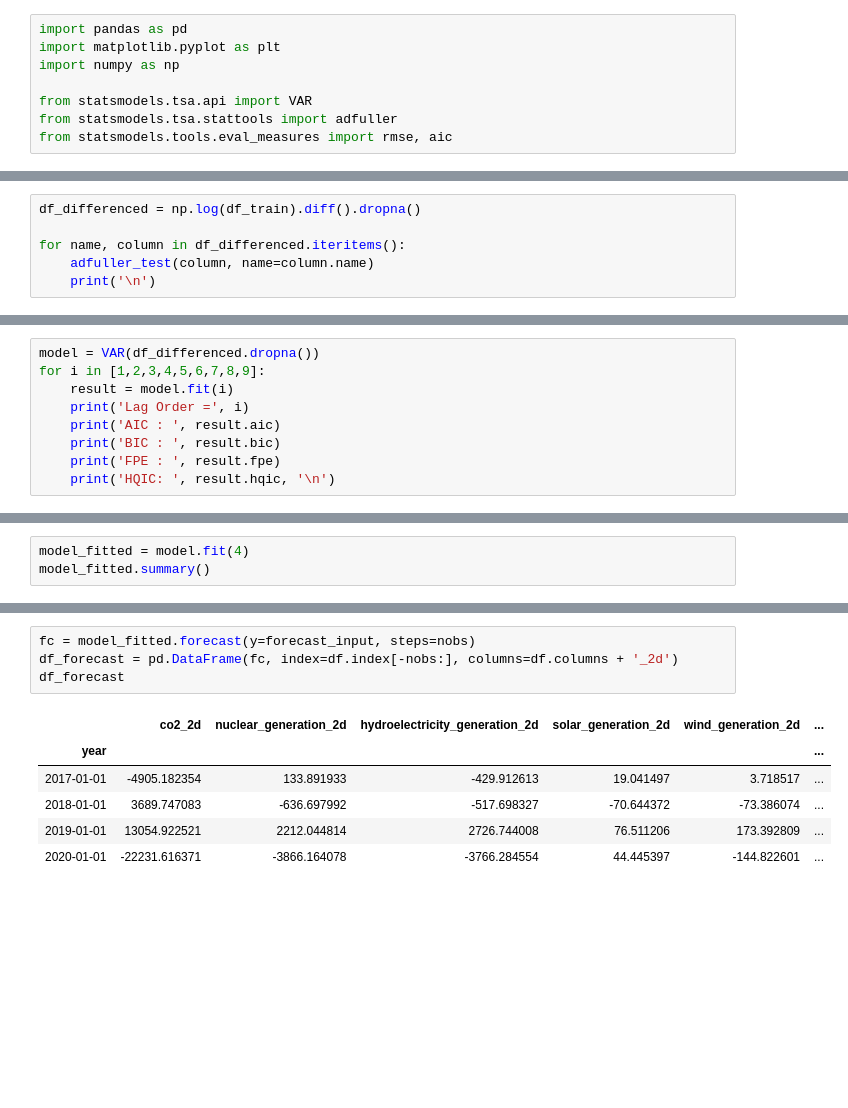
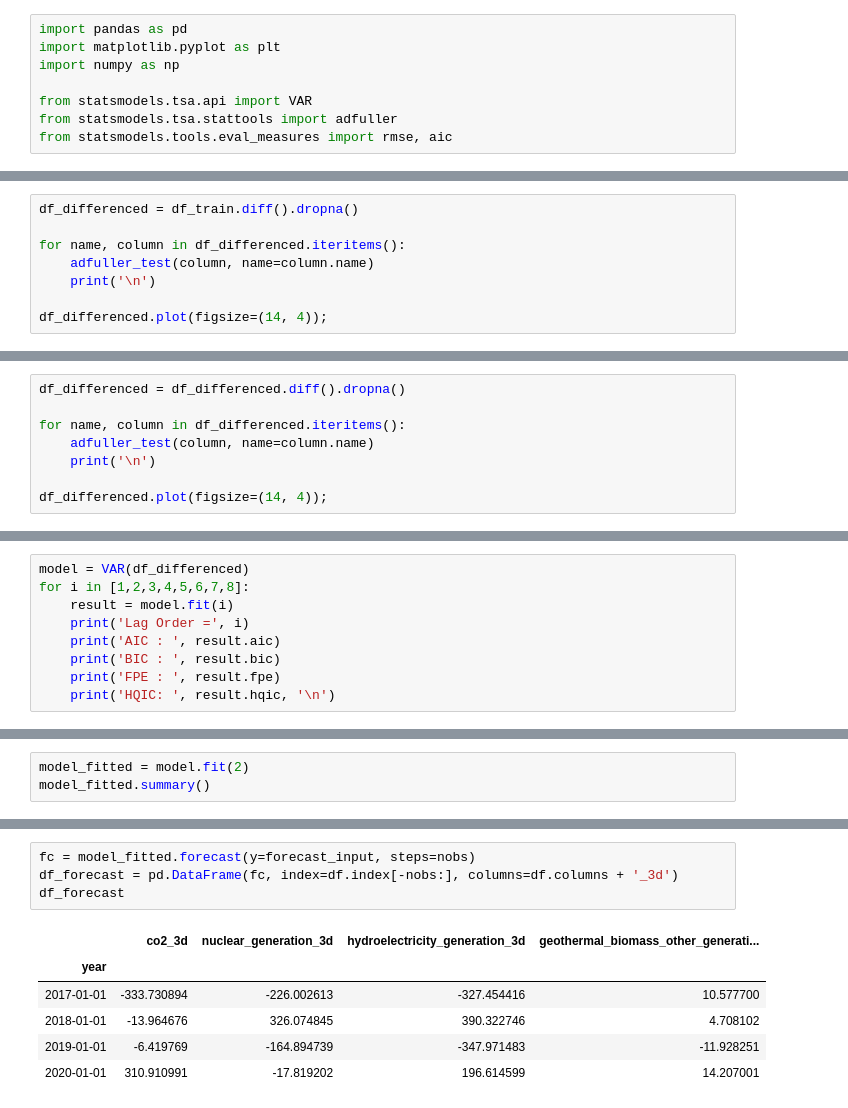
Before and after one commit to tislam35/Climate_Change_Solutions, a Jupyter notebook: renewables.ipynb, the cells around one changed output, grey strips where cells are left out. Saved outputs shown, nothing was run; the diff lists cells and outputs as text; blank space fills up the shorter version.

```diff
--- a/renewables.ipynb
+++ b/renewables.ipynb
@@ -156,11 +156,13 @@ for name, column in df_train.iteritems():
  => P-Value = 1.0. Weak evidence to reject the Null Hypothesis.
  => Series is Non-Stationary.
 # %%
-df_differenced = np.log(df_train).diff().dropna()
+df_differenced = df_train.diff().dropna()
 
 for name, column in df_differenced.iteritems():
     adfuller_test(column, name=column.name)
     print('\n')
+
+df_differenced.plot(figsize=(14, 4));
 # %% [output]
     Augmented Dickey-Fuller Test on "co2"
     -----------------------------------------------
@@ -206,0 +212,8 @@ for name, column in df_differenced.iteritems():
+# %%
+df_differenced = df_differenced.diff().dropna()
+
+for name, column in df_differenced.iteritems():
+    adfuller_test(column, name=column.name)
+    print('\n')
+
+df_differenced.plot(figsize=(14, 4));
@@ -213,6 +255,6 @@ for name, column in df_differenced.iteritems():
 # %%
-model = VAR(df_differenced.dropna())
-for i in [1,2,3,4,5,6,7,8,9]:
+model = VAR(df_differenced)
+for i in [1,2,3,4,5,6,7,8]:
     result = model.fit(i)
     print('Lag Order =', i)
     print('AIC : ', result.aic)
@@ -241,5 +297,5 @@ ValueError: array must not contain infs or NaNs
 # %%
-model_fitted = model.fit(4)
+model_fitted = model.fit(2)
 model_fitted.summary()
 # %% [output]
   Summary of Regression Results
@@ -289,12 +341,12 @@ array([[ 785.3   ,  267.7   ,  -86.    ,   -2.6661,   18.4   ,  -10.7   ],
 # %%
 fc = model_fitted.forecast(y=forecast_input, steps=nobs)
-df_forecast = pd.DataFrame(fc, index=df.index[-nobs:], columns=df.columns + '_2d')
+df_forecast = pd.DataFrame(fc, index=df.index[-nobs:], columns=df.columns + '_3d')
 df_forecast
 # %% [output]
-|  | co2_2d | nuclear_generation_2d | hydroelectricity_generation_2d | solar_generation_2d | wind_generation_2d | ... |
-| year |  |  |  |  |  | ... |
-| 2017-01-01 | -4905.182354 | 133.891933 | -429.912613 | 19.041497 | 3.718517 | ... |
-| 2018-01-01 | 3689.747083 | -636.697992 | -517.698327 | -70.644372 | -73.386074 | ... |
-| 2019-01-01 | 13054.922521 | 2212.044814 | 2726.744008 | 76.511206 | 173.392809 | ... |
-| 2020-01-01 | -22231.616371 | -3866.164078 | -3766.284554 | 44.445397 | -144.822601 | ... |
+|  | co2_3d | nuclear_generation_3d | hydroelectricity_generation_3d | geothermal_biomass_other_generati... |
+| year |  |  |  |  |
+| 2017-01-01 | -333.730894 | -226.002613 | -327.454416 | 10.577700 |
+| 2018-01-01 | -13.964676 | 326.074845 | 390.322746 | 4.708102 |
+| 2019-01-01 | -6.419769 | -164.894739 | -347.971483 | -11.928251 |
+| 2020-01-01 | 310.910991 | -17.819202 | 196.614599 | 14.207001 |
 # %%
```
Also changed, not shown: parts of 20 cells of this notebook.
